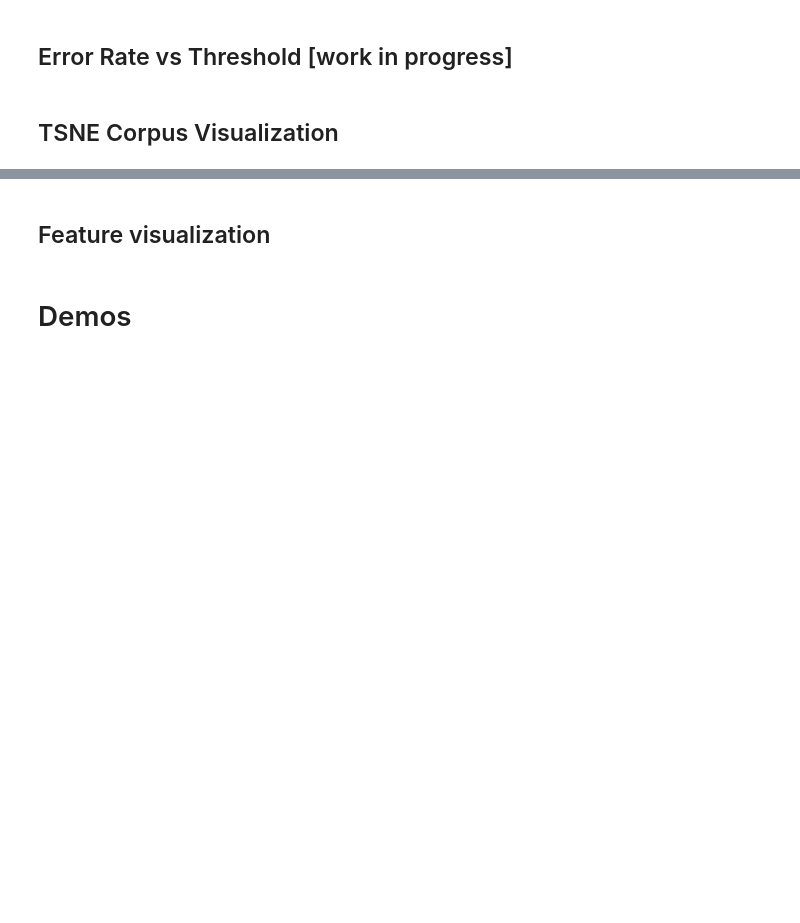
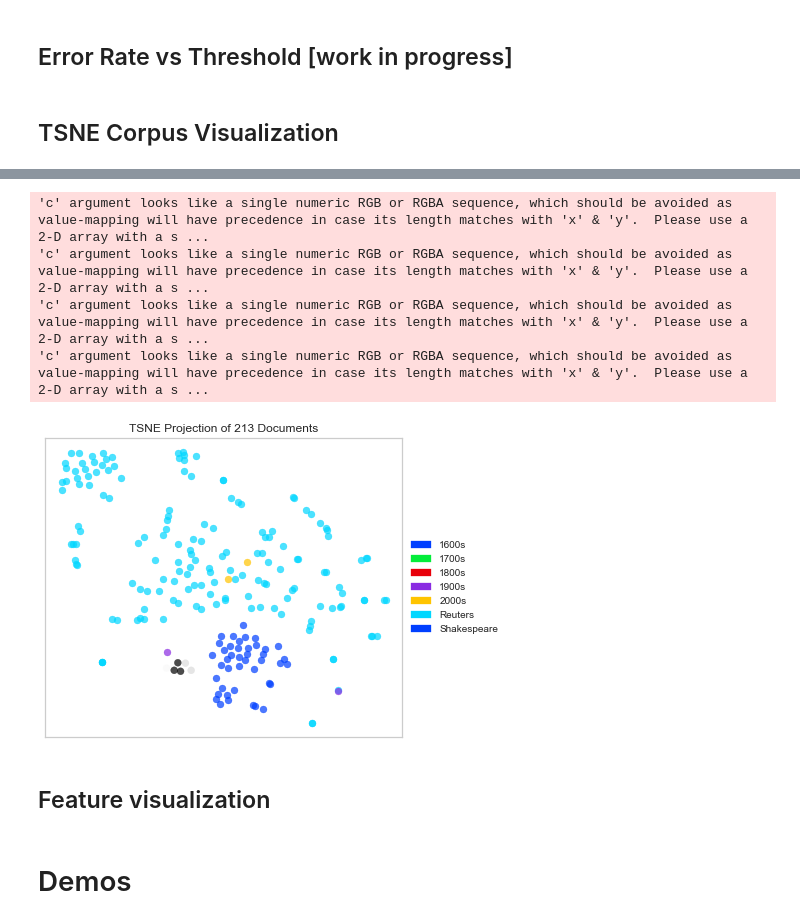
Before and after one commit to monishramadoss/CS178_FinalProject, a Jupyter notebook: Hw_5.ipynb, the cells around one changed output, grey strips where cells are left out. Saved outputs shown, nothing was run; the diff lists cells and outputs as text; code cells hidden in the pictures; blank space fills up the shorter version.

Commit message:
Added TextData to tsne

```diff
--- a/Hw_5.ipynb
+++ b/Hw_5.ipynb
@@ -492,15 +495,20 @@ from sklearn.feature_extraction.text import TfidfVectorizer
 from sklearn.datasets.base import Bunch
 from yellowbrick.style import set_palette
 
-folder = './Shake_works'
-all_files = [file for t,y, file in os.walk(folder)][0]
+shake_folder = './Shake_works'
+textData_folder = './TextData'
+all_shake_files = [file for t,y, file in os.walk(shake_folder)][0]
+textData_dict = {}
+for _,folder,_ in os.walk(textData_folder):
+    for f in folder:
+        textData_dict[f] = [file for t,y,file in os.walk(textData_folder+'/'+f)][0]
+
 punctuation = string.punctuation.replace("'", "")
 stopset = set(stopwords.words("english"))
 
 # Load raw text data and labels simultaneously
 data = []
 labels = []
-
 
 subset = np.random.choice(reuters.fileids(), 158)
 # Reuters
@@ -511,12 +519,23 @@ for file in subset:
     labels.append('Reuters')
 
 # Shakespeare
-for file in all_files:
-    raw_words = [str(word) for word in open(folder+'/'+file).read().split()]
+for file in all_shake_files:
+    raw_words = [str(word) for word in open(shake_folder+'/'+file).read().split()]
     processed = process_words(raw_words)
     data.append(processed)
     labels.append('Shakespeare')
 
+# TextData
+for time in textData_dict:
+    for file in textData_dict[time]:
+        print(time, file)
+        try:
+            raw_words = [str(word) for word in open(textData_folder+'/'+time+'/'+file, encoding='utf8').read().split()]
+        except:
+            continue
+        processed = process_words(raw_words)
+        data.append(processed)
+        labels.append(time)
 corpus = Bunch(
     data=data,
     target=labels
@@ -524,15 +562,21 @@ corpus = Bunch(
 # %%
 # Fit tf-idf vectorizer
 TF_IDF = TfidfVectorizer()
 docs = TF_IDF.fit_transform(corpus.data)
 
 # Set color palette for plotting
-set_palette('sns_dark')
+set_palette('sns_bright')
 
 # Construct visualizer and draw vectors
 tsne = TSNEVisualizer(colors=('r','b'))
 tsne.fit(docs, corpus.target)
 tsne.poof()
+# %% [output]
+'c' argument looks like a single numeric RGB or RGBA sequence, which should be avoided as value-mapping will have precedence in case its length matches with 'x' & 'y'.  Please use a 2-D array with a s ...
+'c' argument looks like a single numeric RGB or RGBA sequence, which should be avoided as value-mapping will have precedence in case its length matches with 'x' & 'y'.  Please use a 2-D array with a s ...
+'c' argument looks like a single numeric RGB or RGBA sequence, which should be avoided as value-mapping will have precedence in case its length matches with 'x' & 'y'.  Please use a 2-D array with a s ...
+'c' argument looks like a single numeric RGB or RGBA sequence, which should be avoided as value-mapping will have precedence in case its length matches with 'x' & 'y'.  Please use a 2-D array with a s ...
+[figure, added]
 # %% [markdown]
 ## Feature visualization
 # %%
```
Also changed, not shown: parts of 10 cells of this notebook.
